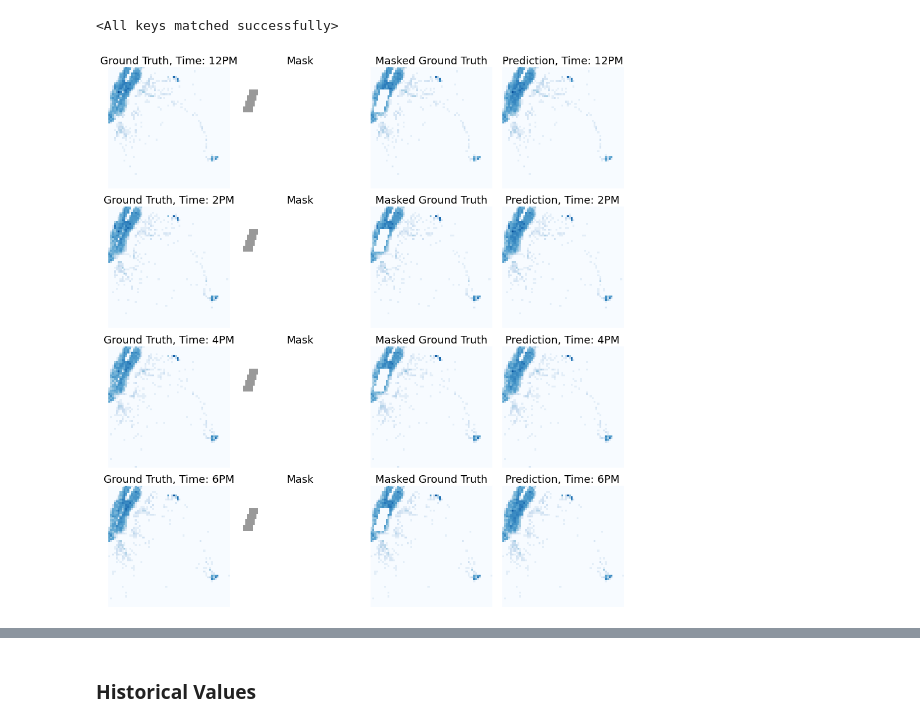
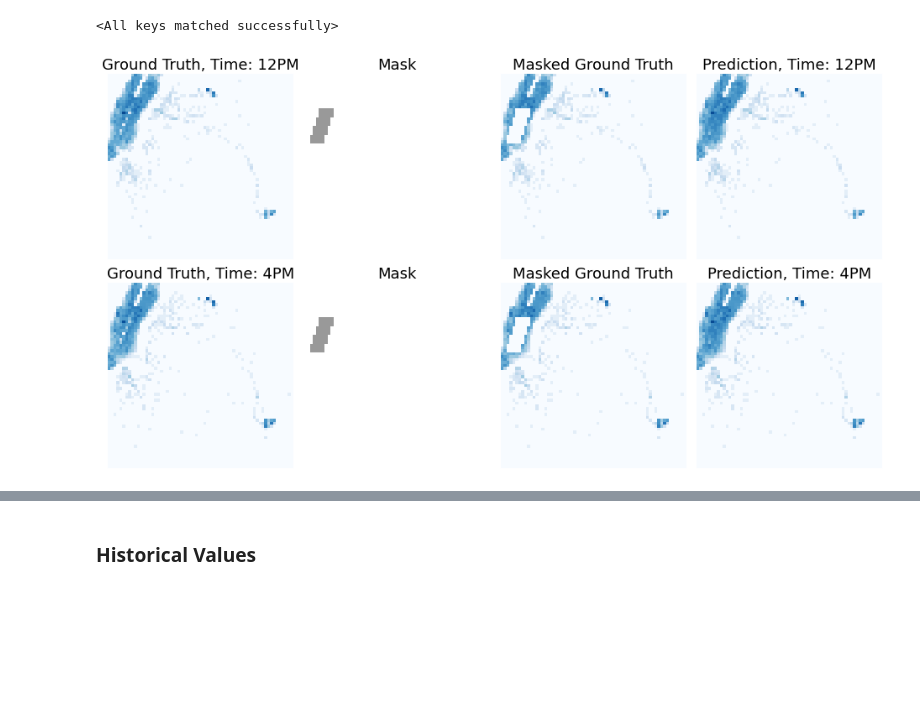
Before and after one commit to BeanHam/2022-urban-inpainting, a Jupyter notebook: model/taxi-inpainting/analysis/scenario-analysis/spatial-scenario.ipynb, the cells around one changed output, grey strips where cells are left out. Saved outputs shown, nothing was run; the diff lists cells and outputs as text; code cells hidden in the pictures; blank space fills up the shorter version.

```diff
--- a/model/taxi-inpainting/analysis/scenario-analysis/spatial-scenario.ipynb
+++ b/model/taxi-inpainting/analysis/scenario-analysis/spatial-scenario.ipynb
@@ -43,9 +43,9 @@ model_l1.load_state_dict(torch.load(f'../../model_states/biased_l1_{chunk_size}'
 ## param
 color = 'Blues'
 all_time_max = 1428
-num = 4
+num = 2
 times = ['12PM', '2PM', '4PM', '6PM']
-
+times = ['12PM', '4PM']
 ## get test images
 #indices = np.random.choice(range(chunk_size, len(test_imgs)), 4)
 indices = [3516, 3518, 3520, 3522]
@@ -81,33 +81,33 @@ output_comp_l1 = torch.log(output_comp_l1*all_time_max+1)
 
 ## the last layer
 gt = gt[:,:,-1,:,:]
 mask = mask[:,:,-1,:,:]
 image = image[:,:,-1,:,:]
 output_comp_l1 = output_comp_l1[:,:,-1,:,:]
 
 ## visualizations
 VMAX=7
 fig_size = 16
 fig, axs = plt.subplots(num, 4, figsize=(fig_size,fig_size))
 fontsize = 18
 for i in range(num):
     axs[i,0].imshow(gt[i][0],vmin=0, vmax=VMAX,cmap='Blues')
     axs[i,0].set_title(f'Ground Truth, Time: {times[i]}', size=fontsize)
     axs[i,0].axis('off')
     axs[i,1].imshow(mask[i][0],cmap='gray', vmin=-1.5)
     axs[i,1].set_title('Mask', size=fontsize)
     axs[i,1].axis('off')
     axs[i,2].imshow(image[i][0],vmin=0, vmax=VMAX,cmap='Blues')
     axs[i,2].set_title('Masked Ground Truth', size=fontsize)
     axs[i,2].axis('off')
     axs[i,3].imshow(output_comp_l1[i][0],vmin=0, vmax=VMAX,cmap='Blues')
     axs[i,3].set_title(f'Prediction, Time: {times[i]}', size=fontsize)
     axs[i,3].axis('off')
 plt.subplots_adjust(left=0.1,
                     bottom=0.1,
                     right=0.9,
                     top=0.9,
-                    wspace=-0.1,
-                    hspace=0.15)
+                    wspace=0.06,
+                    hspace=-0.63)
 # %% [output]
-[figure, old version]
+[figure, new version]
```
Also changed, not shown: parts of 7 cells of this notebook, 6 other files.
